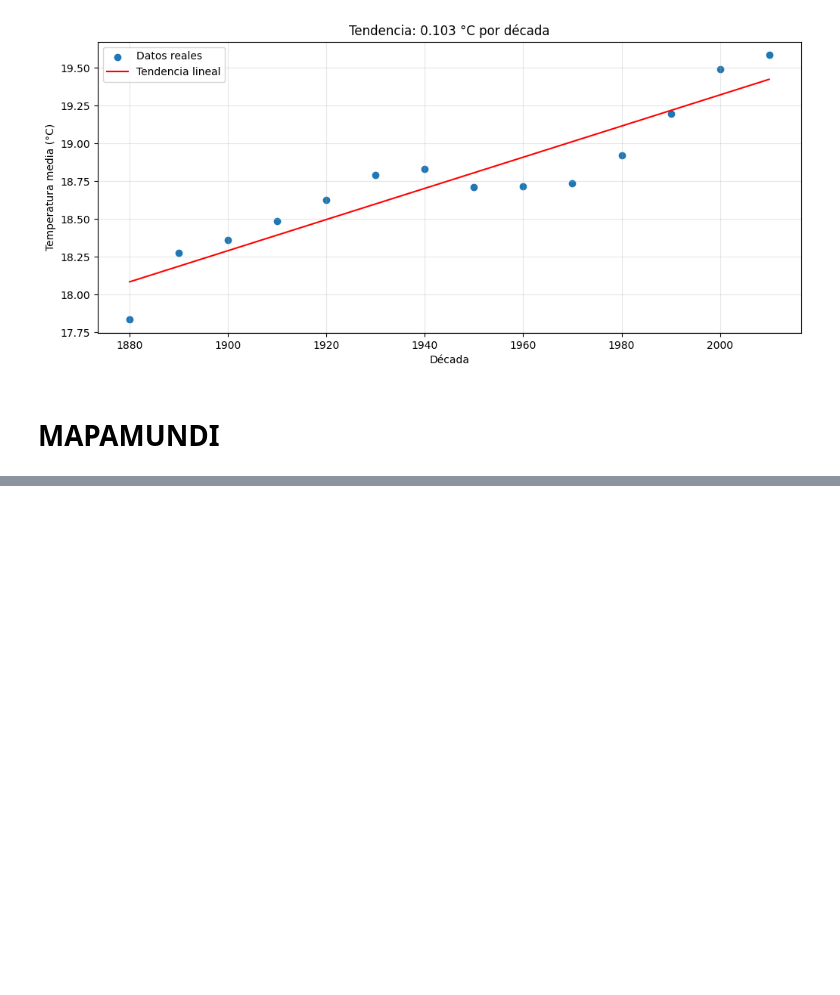
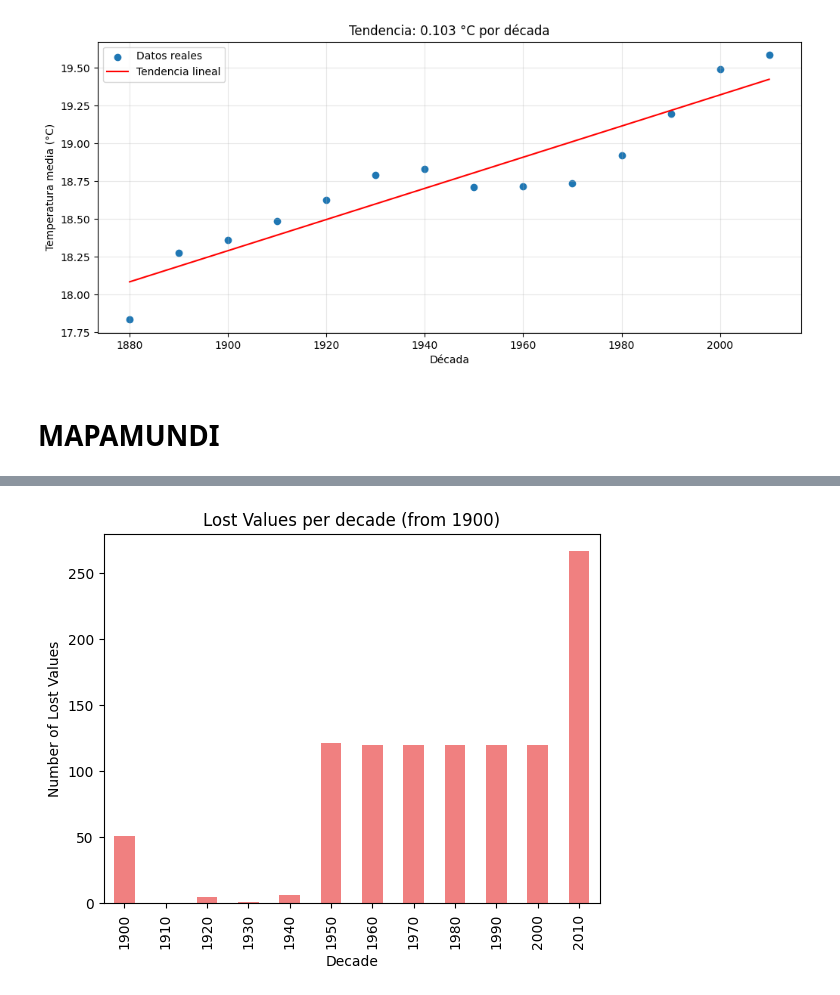
Before and after one commit to didimape/global_temperature_analysis, a Jupyter notebook: temperaturaGlobal.ipynb, the cells around one changed output, grey strips where cells are left out. Saved outputs shown, nothing was run; the diff lists cells and outputs as text; code cells hidden in the pictures; blank space fills up the shorter version.

```diff
--- a/temperaturaGlobal.ipynb
+++ b/temperaturaGlobal.ipynb
@@ -645,0 +648,4 @@ fig.show()
+# %%
+df19 = df[df["year"] >= 1900].reset_index(drop=True)
+country_year_1900 = df19.groupby(["Country", "year"])["AverageTemperature"].mean().reset_index()
+country_year_1900["iso_alpha"] = country_year_1900["Country"].apply(get_iso3)
@@ -645,0 +679,10 @@ fig.show()
+# %%
+df19["decade"] = (df19["year"] // 10) * 10
+decadal_lost_1900 = df19.isnull().groupby(df19["decade"]).sum().sort_index()
+decadal_lost_1900["AverageTemperature"].plot(kind="bar", color="lightcoral")
+plt.title("Lost Values per decade (from 1900)")
+plt.xlabel("Decade")
+plt.ylabel("Number of Lost Values")
+plt.show()
+# %% [output]
+[figure, added]
```
Also changed, not shown: parts of 5 cells of this notebook, 1 other file.
